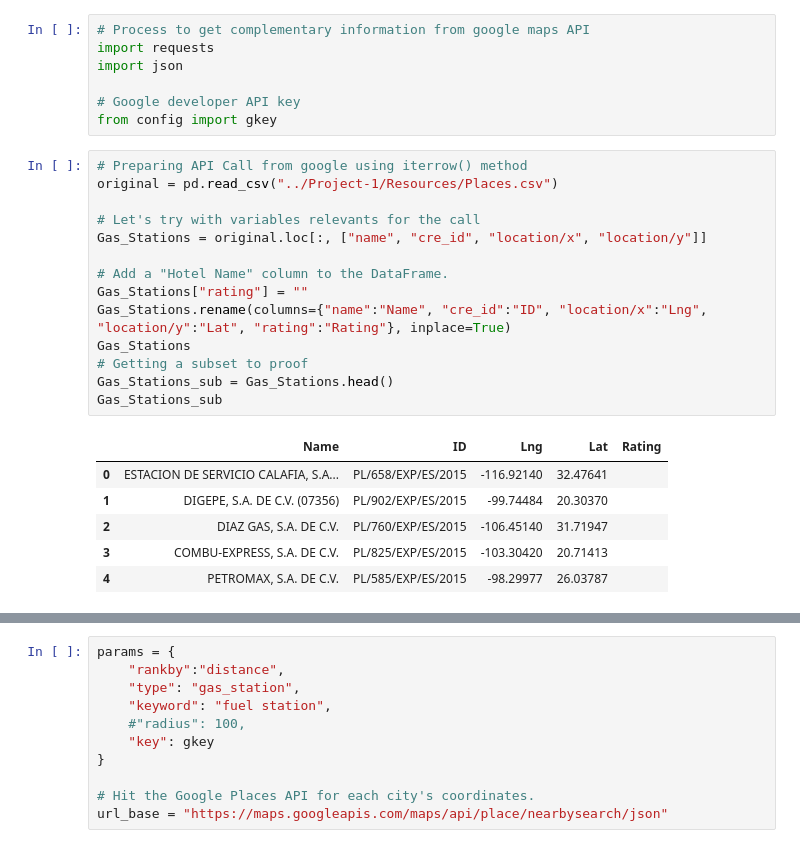
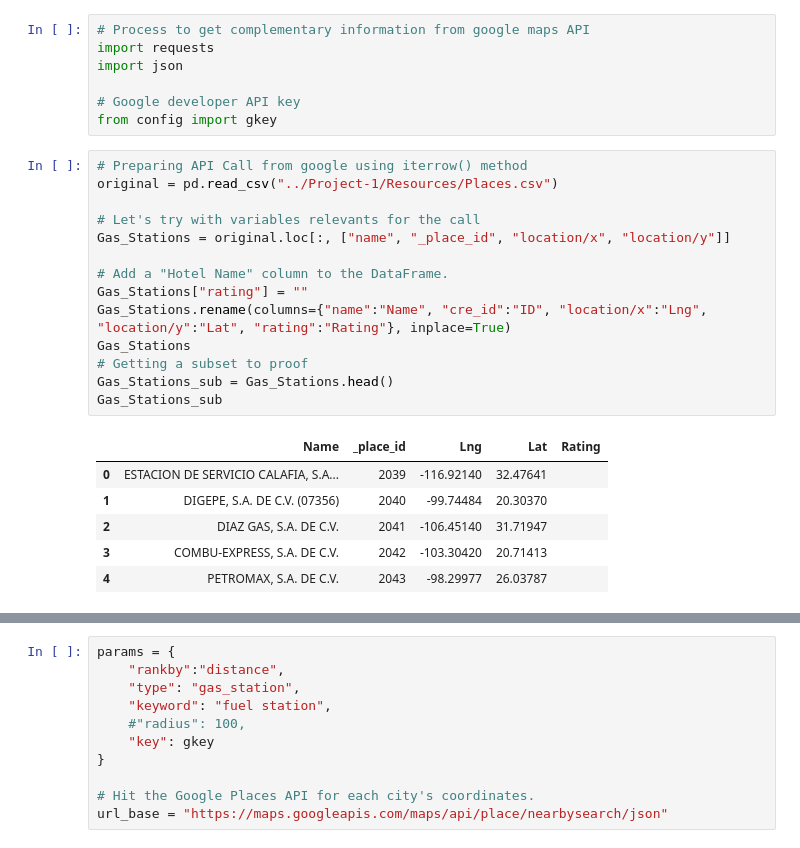
Before and after one commit to ayalaeduardo95/Project-1, a Jupyter notebook: Project-1/Gasolineras Mexico v1.ipynb, the cells around one changed output, grey strips where cells are left out. Drawn from its saved outputs; the diff is of its cells as text.

```diff
--- a/Project-1/Gasolineras Mexico v1.ipynb
+++ b/Project-1/Gasolineras Mexico v1.ipynb
@@ -71,21 +91,21 @@ from config import gkey
 # %%
 # Preparing API Call from google using iterrow() method
 original = pd.read_csv("../Project-1/Resources/Places.csv")
 
 # Let's try with variables relevants for the call
-Gas_Stations = original.loc[:, ["name", "cre_id", "location/x", "location/y"]]
+Gas_Stations = original.loc[:, ["name", "_place_id", "location/x", "location/y"]]
 
 # Add a "Hotel Name" column to the DataFrame.
 Gas_Stations["rating"] = ""
 Gas_Stations.rename(columns={"name":"Name", "cre_id":"ID", "location/x":"Lng", "location/y":"Lat", "rating":"Rating"}, inplace=True)
 Gas_Stations
 # Getting a subset to proof
 Gas_Stations_sub = Gas_Stations.head()
 Gas_Stations_sub
 # %% [output]
-|  | Name | ID | Lng | Lat | Rating |
-| 0 | ESTACION DE SERVICIO CALAFIA, S.A... | PL/658/EXP/ES/2015 | -116.92140 | 32.47641 |  |
-| 1 | DIGEPE, S.A. DE C.V. (07356) | PL/902/EXP/ES/2015 | -99.74484 | 20.30370 |  |
-| 2 | DIAZ GAS, S.A. DE C.V. | PL/760/EXP/ES/2015 | -106.45140 | 31.71947 |  |
-| 3 | COMBU-EXPRESS, S.A. DE C.V. | PL/825/EXP/ES/2015 | -103.30420 | 20.71413 |  |
-| 4 | PETROMAX, S.A. DE C.V. | PL/585/EXP/ES/2015 | -98.29977 | 26.03787 |  |
+|  | Name | _place_id | Lng | Lat | Rating |
+| 0 | ESTACION DE SERVICIO CALAFIA, S.A... | 2039 | -116.92140 | 32.47641 |  |
+| 1 | DIGEPE, S.A. DE C.V. (07356) | 2040 | -99.74484 | 20.30370 |  |
+| 2 | DIAZ GAS, S.A. DE C.V. | 2041 | -106.45140 | 31.71947 |  |
+| 3 | COMBU-EXPRESS, S.A. DE C.V. | 2042 | -103.30420 | 20.71413 |  |
+| 4 | PETROMAX, S.A. DE C.V. | 2043 | -98.29977 | 26.03787 |  |
```
Also changed, not shown: parts of 9 cells of this notebook, 7 other files.
